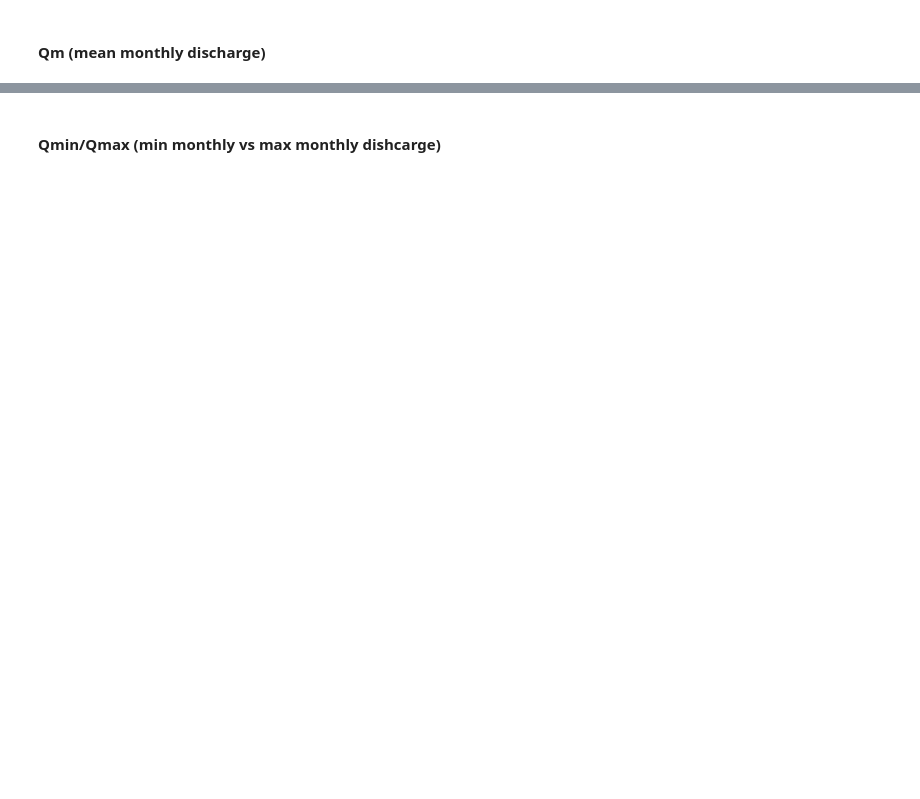
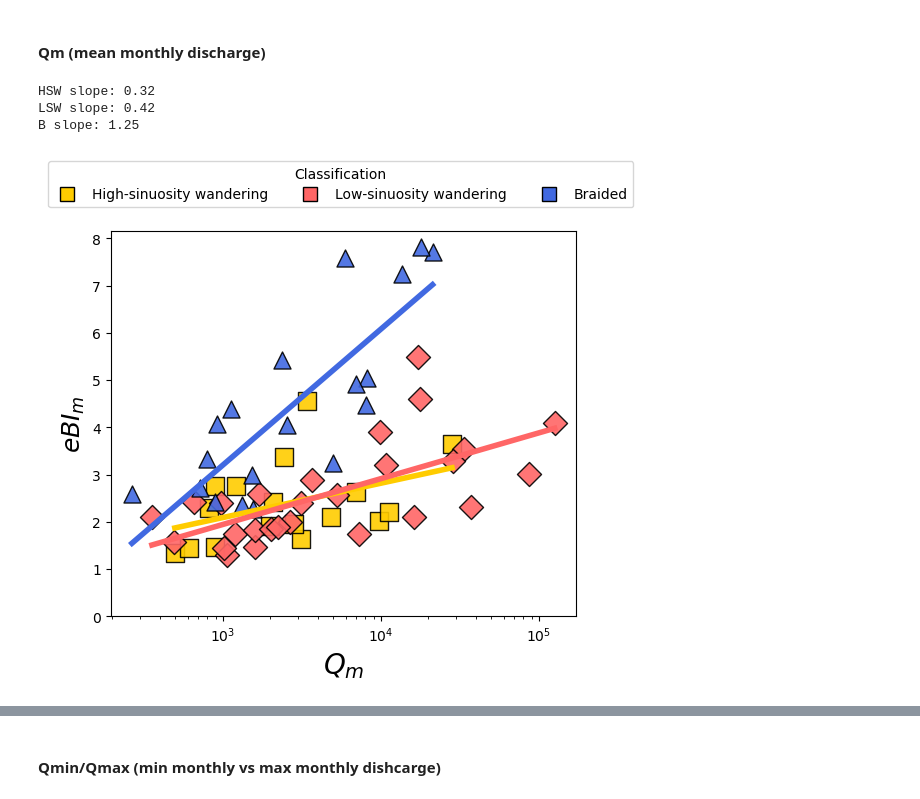
Before and after one commit to feifeixzhao/eBIcalculator, a Jupyter notebook: plot_eBI.ipynb, the cells around one changed output, grey strips where cells are left out. Drawn from its saved outputs; the diff is of its cells as text; code cells hidden in the pictures; blank space fills up the shorter version.

```diff
--- a/plot_eBI.ipynb
+++ b/plot_eBI.ipynb
@@ -571,3 +808,58 @@ for i, row in statistics_df.iterrows():
 # %% [markdown]
 #### Qm (mean monthly discharge)
+# %%
+statistics_df['mean_ebi_bi'] = statistics_df['Mean_eBI'] / statistics_df['Mean_BI']
+
+# Function to fit a regression line and return the line's coordinates
+def fit_regression(x_data, y_data):
+    # Apply logarithmic transformation to x_data
+    log_x_data = np.log(x_data)
+    # Fit the linear regression model
+    slope, intercept, r_value, p_value, std_err = stats.linregress(log_x_data, y_data)
+    print(f"{cls} slope: {slope:.2f}")
+    # Create points for the regression line
+    line_x = np.linspace(log_x_data.min(), log_x_data.max(), 100)
+    line_y = slope * line_x + intercept
+    return np.exp(line_x), line_y, std_err  # Transform the line_x back to the original scale
+
+# Create the figure and axis
+fig = plt.figure(figsize=(6, 5))
+ax = fig.add_subplot(111)
+
+markers = {'HSW': 's', 'LSW': 'D', 'B': '^'}
+colors = {'HSW': '#FFCC00', 'LSW': '#FF6666', 'B': '#4169E1'}
+
+
+for cls in markers:
+    subset = statistics_df[statistics_df['Classification'] == cls]
+    x_data = subset['Qm']
+    y_data = subset['Mean_eBI']
+    line_x, line_y, std_err = fit_regression(x_data, y_data)
+    ax.plot(line_x, line_y, color=colors[cls], lw=4)
+    ax.scatter(statistics_df[statistics_df['Classification'] == cls]['Qm'],
+                   statistics_df[statistics_df['Classification'] == cls]['Mean_eBI'],
+                   label=cls, marker=markers[cls], c=colors[cls], edgecolors='black', s=150, alpha=0.9)
+planform_type = {'HSW': 'High-sinuosity wandering', 'LSW': 'Low-sinuosity wandering', 'B': 'Braided'}
+
+# Create custom legends for scatter points
+legend_elements = [Line2D([0], [0], marker='s', color='w', label=planform_type[cls],
+                          markerfacecolor=colors[cls], markersize=10, markeredgecolor='black')
+                   for cls in markers]
+
+# Add the custom legends for scatter points
+legend=ax.legend(handles=legend_elements, title='Classification', loc='upper left', ncol=len(markers), bbox_to_anchor=(-0.15,1.2))
+
+
+# Set log scale for x-axis and labels for axes
+ax.set_xscale('log')
+ax.set_ylim(bottom=0)
+ax.set_xlabel(r'${Q_{m}}$', fontsize=20)
+ax.set_ylabel(r'${eBI_{m}}$', fontsize=18)
+
+plt.show()
+# %% [output]
+HSW slope: 0.32
+LSW slope: 0.42
+B slope: 1.25
+[figure, added]
 # %%
```
Also changed, not shown: parts of 13 cells of this notebook.
